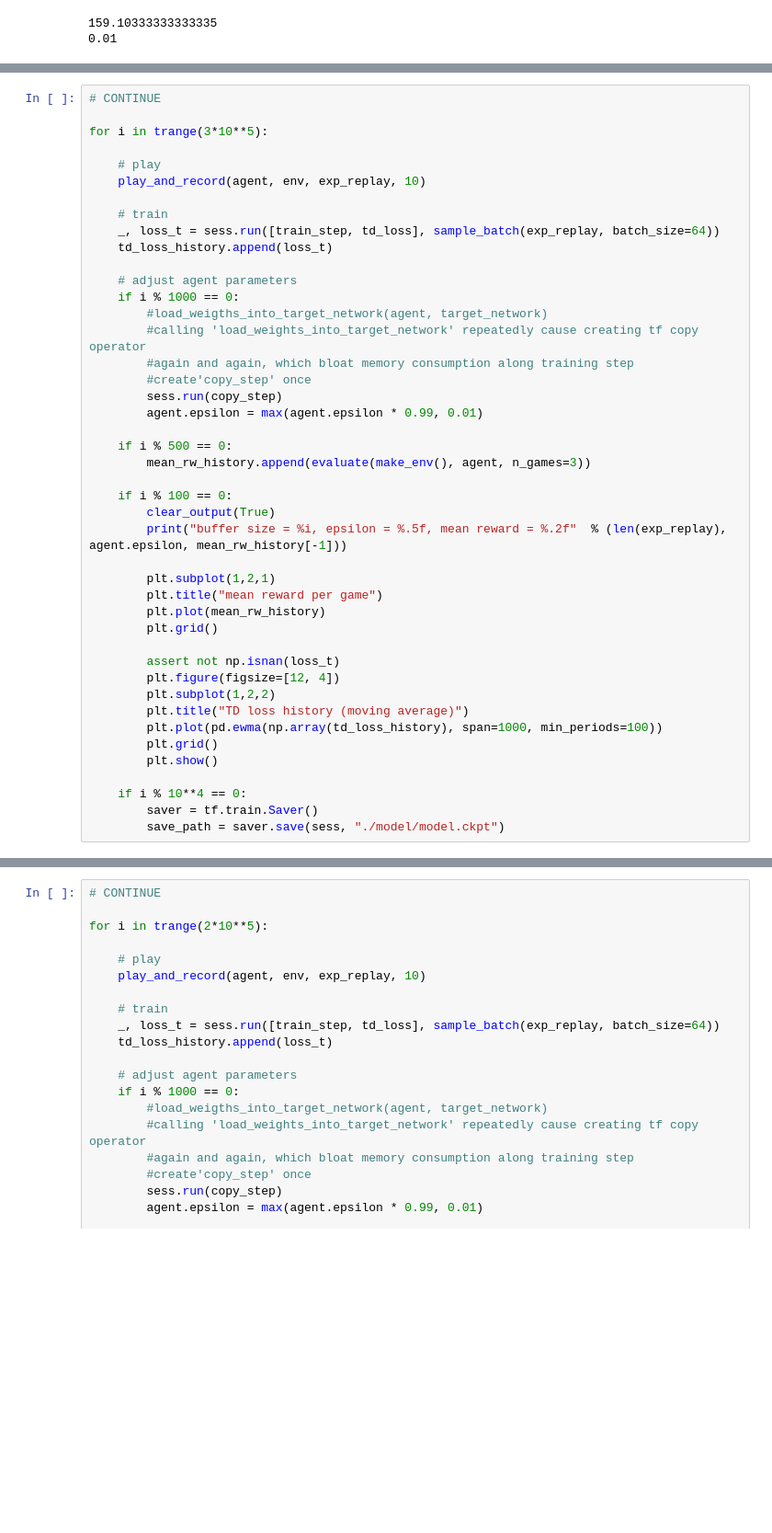
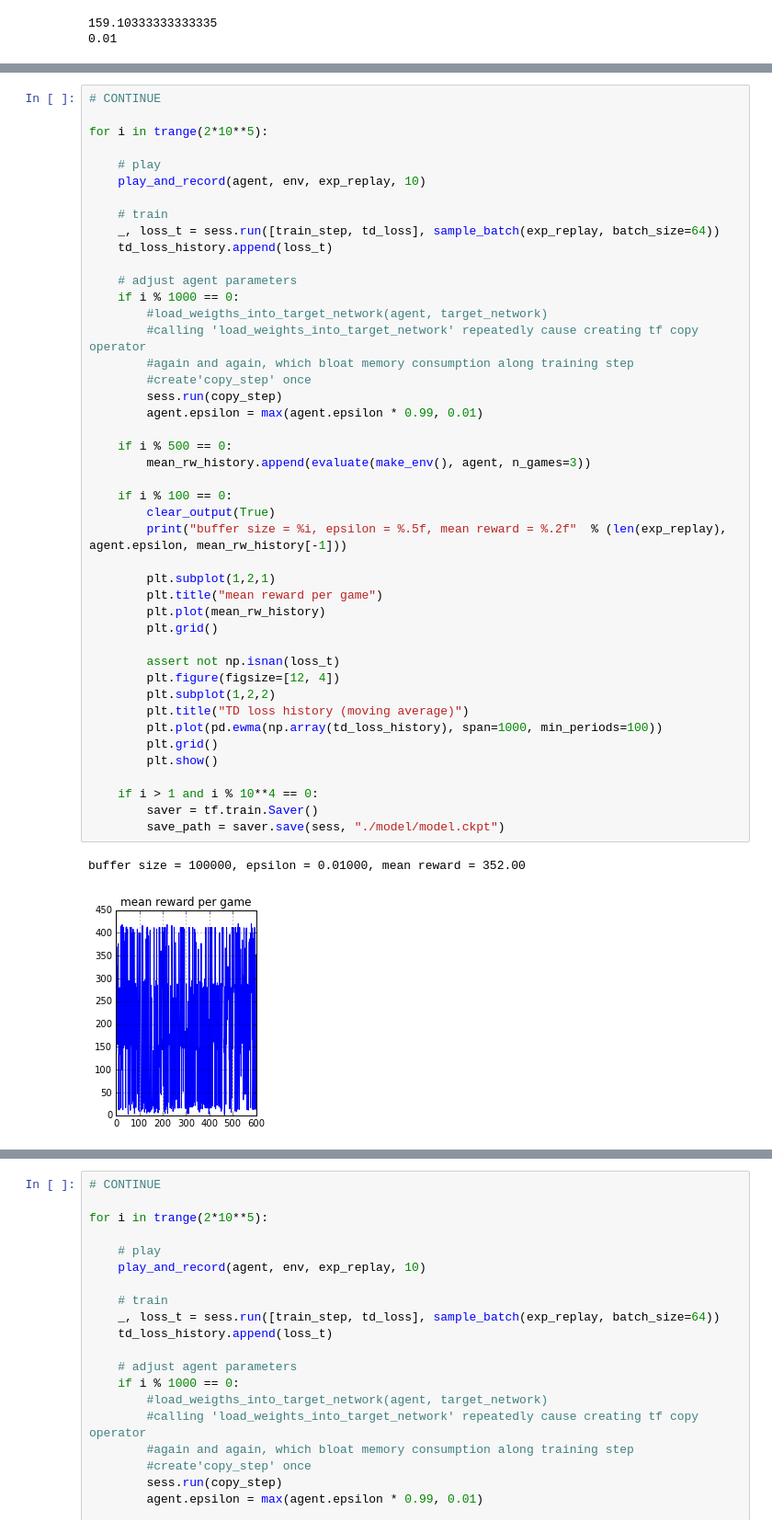
Before and after one commit to PhilippeW83440/Reinforcement-Learning, a Jupyter notebook: coursera-PratcticalRL/W4/dqn_atari_paper.ipynb, the cells around one changed output, grey strips where cells are left out. Shown: that part at 92% size. Saved outputs shown, nothing was run; the diff lists cells and outputs as text; blank space fills up the shorter version.

Commit message:
W4 DQN break out mean reward > 234
With dqn_atari_paper version:
After 950.000 iteration steps
So we keep on learning ...

```diff
--- a/coursera-PratcticalRL/W4/dqn_atari_paper.ipynb
+++ b/coursera-PratcticalRL/W4/dqn_atari_paper.ipynb
@@ -671,7 +673,7 @@ print("That's good enough for tutorial.")
 # %%
 # CONTINUE
 
-for i in trange(3*10**5):
+for i in trange(2*10**5):
 
     # play
     play_and_record(agent, env, exp_replay, 10)
@@ -684,31 +686,34 @@ for i in trange(3*10**5):
     if i % 1000 == 0:
         #load_weigths_into_target_network(agent, target_network)
         #calling 'load_weights_into_target_network' repeatedly cause creating tf copy operator
         #again and again, which bloat memory consumption along training step
         #create'copy_step' once
         sess.run(copy_step)
         agent.epsilon = max(agent.epsilon * 0.99, 0.01)
 
     if i % 500 == 0:
         mean_rw_history.append(evaluate(make_env(), agent, n_games=3))
 
     if i % 100 == 0:
         clear_output(True)
         print("buffer size = %i, epsilon = %.5f, mean reward = %.2f"  % (len(exp_replay), agent.epsilon, mean_rw_history[-1]))
 
         plt.subplot(1,2,1)
         plt.title("mean reward per game")
         plt.plot(mean_rw_history)
         plt.grid()
 
         assert not np.isnan(loss_t)
         plt.figure(figsize=[12, 4])
         plt.subplot(1,2,2)
         plt.title("TD loss history (moving average)")
         plt.plot(pd.ewma(np.array(td_loss_history), span=1000, min_periods=100))
         plt.grid()
         plt.show()
 
-    if i % 10**4 == 0:
+    if i > 1 and i % 10**4 == 0:
         saver = tf.train.Saver()
         save_path = saver.save(sess, "./model/model.ckpt")
+# %% [output]
+buffer size = 100000, epsilon = 0.01000, mean reward = 352.00
+[figure, added]
```
Also changed, not shown: parts of 3 cells of this notebook.
